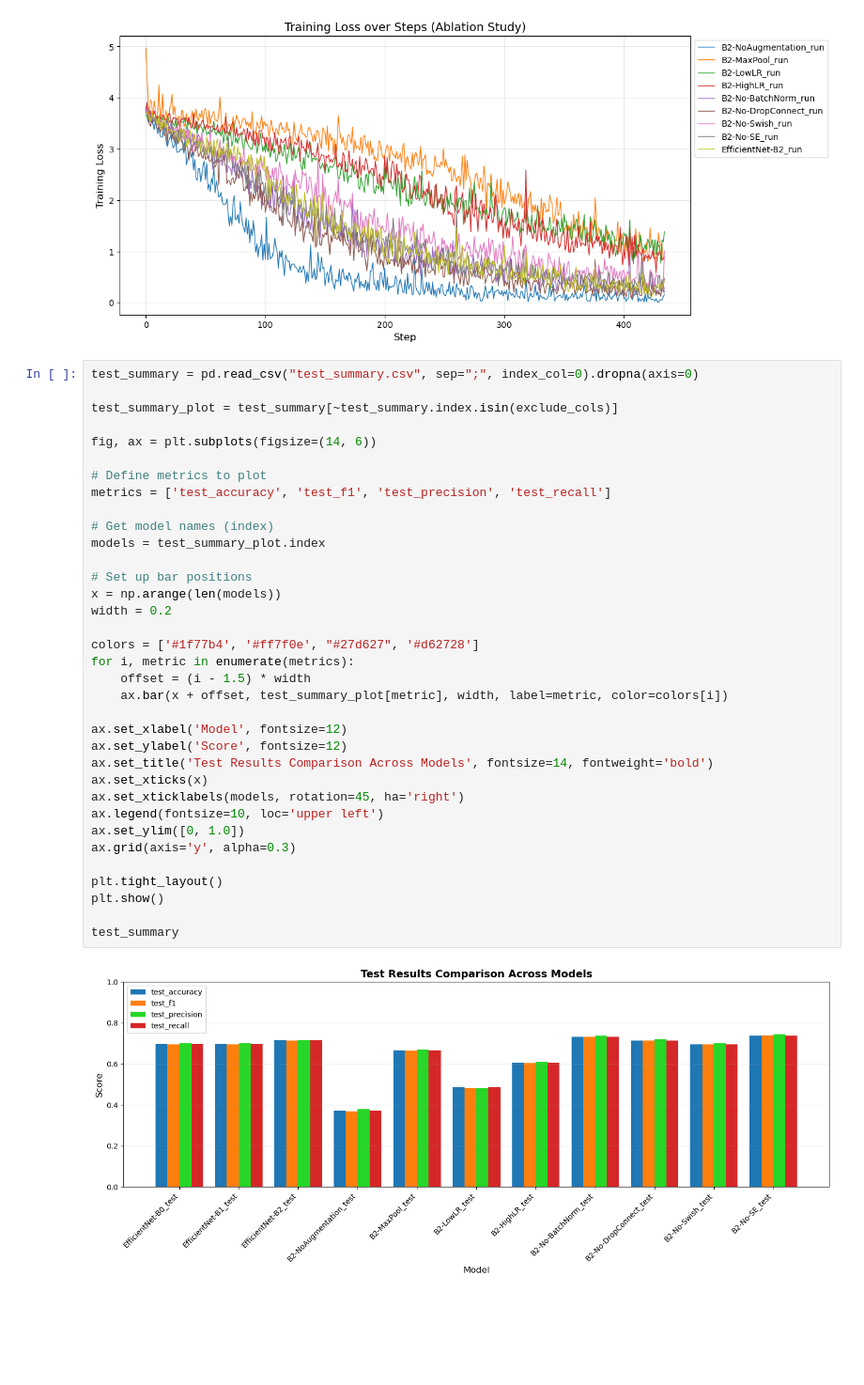
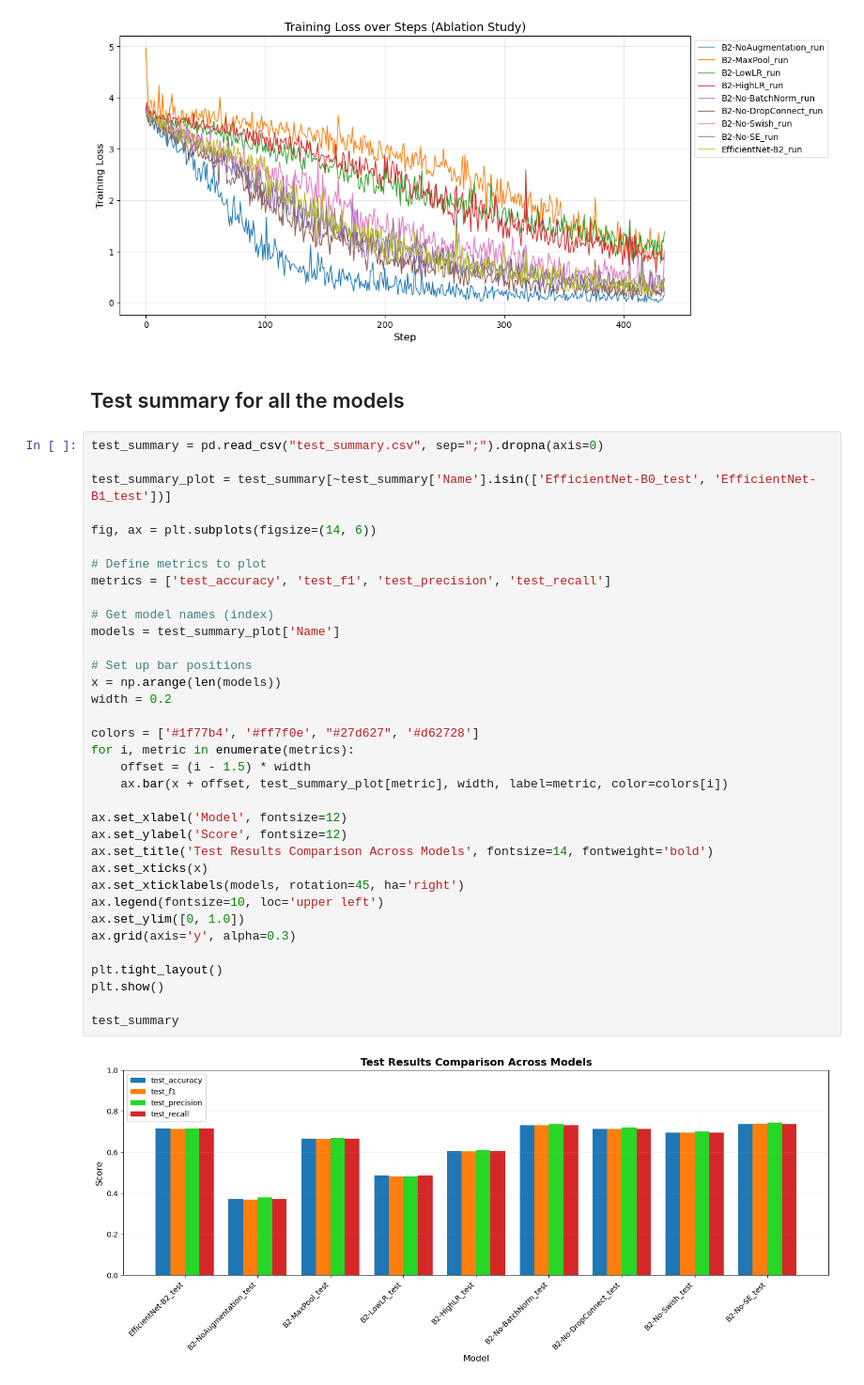
Before and after one commit to mpreda01/Image_processing_and_computer_vision_project, a Jupyter notebook: efiicientNet_Ablation.ipynb, the cells around one changed output. Shown at 94% size. Saved outputs shown, nothing was run; the diff lists cells and outputs as text; blank space fills up the shorter version.

```diff
--- a/efiicientNet_Ablation.ipynb
+++ b/efiicientNet_Ablation.ipynb
@@ -1266,40 +1365,42 @@ plt.show()
 plt.close(fig)
 # %% [output]
 [figure]
+# %% [markdown]
+## Test summary for all the models
 # %%
-test_summary = pd.read_csv("test_summary.csv", sep=";", index_col=0).dropna(axis=0)
+test_summary = pd.read_csv("test_summary.csv", sep=";").dropna(axis=0)
 
-test_summary_plot = test_summary[~test_summary.index.isin(exclude_cols)]
+test_summary_plot = test_summary[~test_summary['Name'].isin(['EfficientNet-B0_test', 'EfficientNet-B1_test'])]
 
 fig, ax = plt.subplots(figsize=(14, 6))
 
 # Define metrics to plot
 metrics = ['test_accuracy', 'test_f1', 'test_precision', 'test_recall']
 
 # Get model names (index)
-models = test_summary_plot.index
+models = test_summary_plot['Name']
 
 # Set up bar positions
 x = np.arange(len(models))
 width = 0.2
 
 colors = ['#1f77b4', '#ff7f0e', "#27d627", '#d62728']
 for i, metric in enumerate(metrics):
     offset = (i - 1.5) * width
     ax.bar(x + offset, test_summary_plot[metric], width, label=metric, color=colors[i])
 
 ax.set_xlabel('Model', fontsize=12)
 ax.set_ylabel('Score', fontsize=12)
 ax.set_title('Test Results Comparison Across Models', fontsize=14, fontweight='bold')
 ax.set_xticks(x)
 ax.set_xticklabels(models, rotation=45, ha='right')
 ax.legend(fontsize=10, loc='upper left')
 ax.set_ylim([0, 1.0])
 ax.grid(axis='y', alpha=0.3)
 
 plt.tight_layout()
 plt.show()
 
 test_summary
 # %% [output]
-[figure, old version]
+[figure, new version]
```
Also changed, not shown: parts of 15 cells of this notebook, 1 other file.
